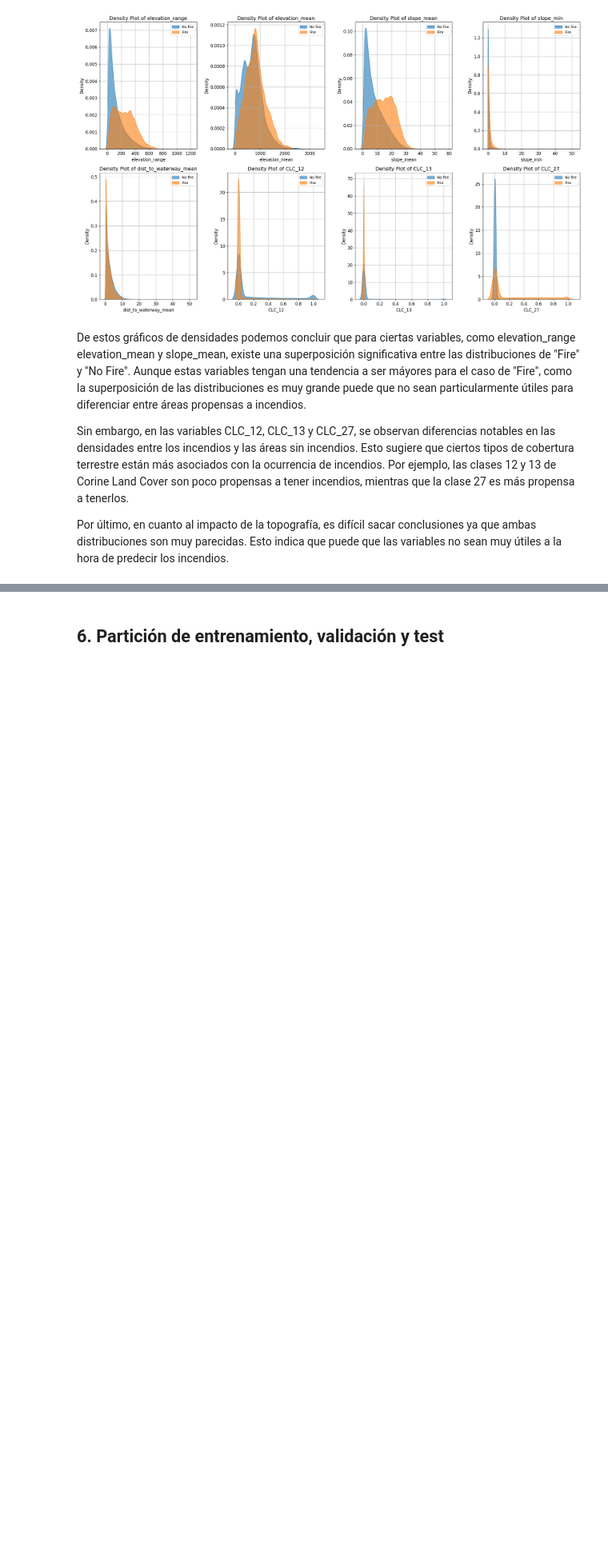
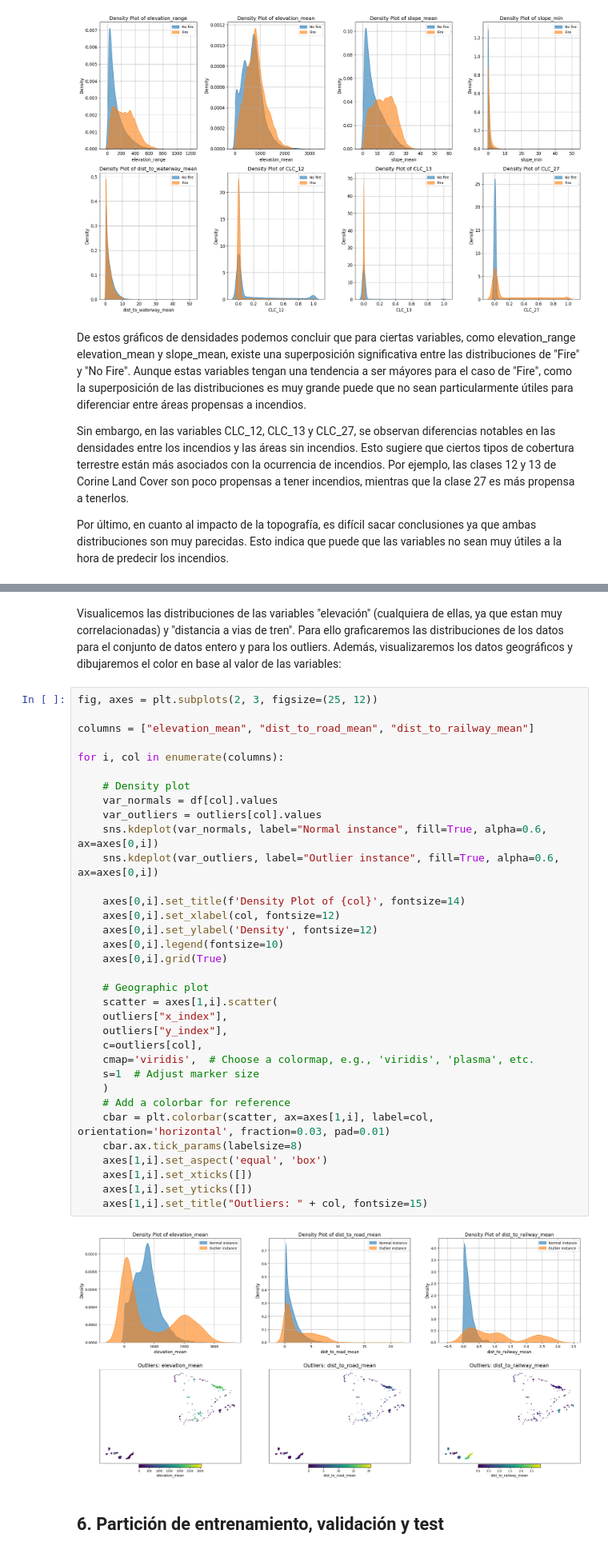
Before and after one commit to JulenErcibengoa/Aprendizaje_Automatico_Avanzado, a Jupyter notebook: src/main.ipynb, the cells around one changed output, grey strips where cells are left out. Shown at 80% size. Saved outputs shown, nothing was run; the diff lists cells and outputs as text; blank space fills up the shorter version.

```diff
--- a/src/main.ipynb
+++ b/src/main.ipynb
@@ -747,3 +860,41 @@ Por último, en cuanto al impacto de la topografía, es difícil sacar conclusio
+# %% [markdown]
+Visualicemos las distribuciones de las variables "elevación" (cualquiera de ellas, ya que estan muy correlacionadas) y "distancia a vias de tren". Para ello graficaremos las distribuciones de los datos para el conjunto de datos entero y para los outliers. Además, visualizaremos los datos geográficos y dibujaremos el color en base al valor de las variables:
+# %%
+fig, axes = plt.subplots(2, 3, figsize=(25, 12))
+
+columns = ["elevation_mean", "dist_to_road_mean", "dist_to_railway_mean"]
+
+for i, col in enumerate(columns):
+
+    # Density plot
+    var_normals = df[col].values
+    var_outliers = outliers[col].values
+    sns.kdeplot(var_normals, label="Normal instance", fill=True, alpha=0.6, ax=axes[0,i])
+    sns.kdeplot(var_outliers, label="Outlier instance", fill=True, alpha=0.6, ax=axes[0,i])
+
+    axes[0,i].set_title(f'Density Plot of {col}', fontsize=14)
+    axes[0,i].set_xlabel(col, fontsize=12)
+    axes[0,i].set_ylabel('Density', fontsize=12)
+    axes[0,i].legend(fontsize=10)
+    axes[0,i].grid(True)
+
+    # Geographic plot
+    scatter = axes[1,i].scatter(
+    outliers["x_index"],
+    outliers["y_index"],
+    c=outliers[col],
+    cmap='viridis',  # Choose a colormap, e.g., 'viridis', 'plasma', etc.
+    s=1  # Adjust marker size
+    )
+    # Add a colorbar for reference
+    cbar = plt.colorbar(scatter, ax=axes[1,i], label=col, orientation='horizontal', fraction=0.03, pad=0.01)
+    cbar.ax.tick_params(labelsize=8)
+    axes[1,i].set_aspect('equal', 'box')
+    axes[1,i].set_xticks([])
+    axes[1,i].set_yticks([])
+    axes[1,i].set_title("Outliers: " + col, fontsize=15)
+# %% [output]
+[figure, added]
 # %% [markdown]
 ## 6. Partición de entrenamiento, validación y test
 # %% [markdown]
```
Also changed, not shown: parts of 14 cells of this notebook.
